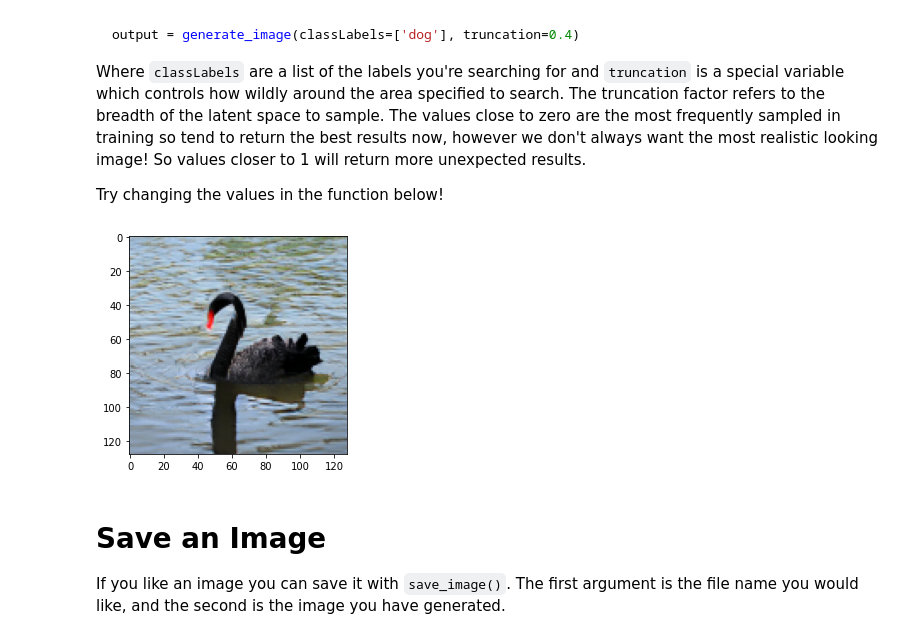
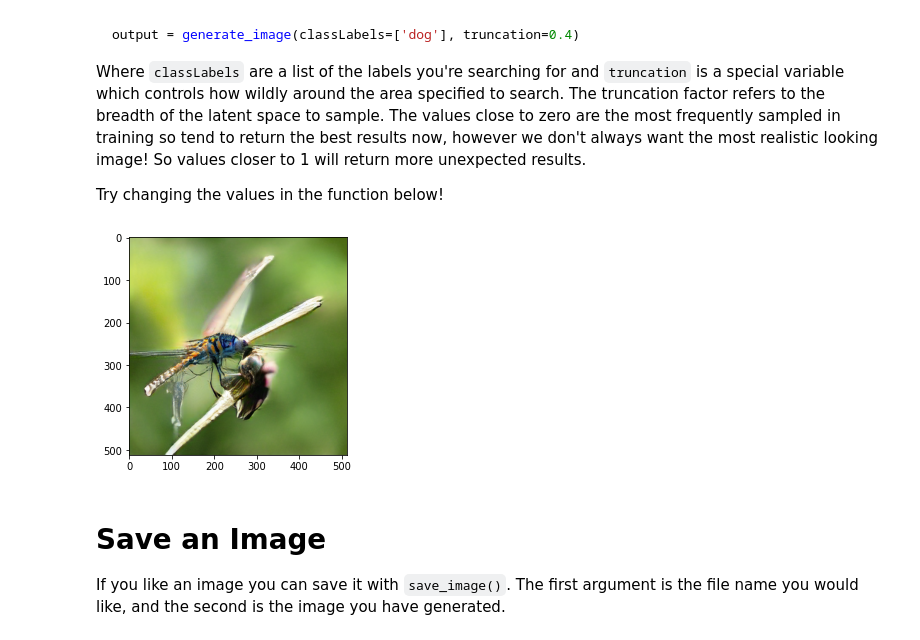
Before and after one commit to joshmurr/biodesign_biggan, a Jupyter notebook: BigGAN_Playground.ipynb, the cells around one changed output. Drawn from its saved outputs; the diff is of its cells as text; code cells hidden in the pictures.

```diff
--- a/BigGAN_Playground.ipynb
+++ b/BigGAN_Playground.ipynb
@@ -80,9 +82,9 @@ from pytorch_pretrained_biggan import (BigGAN,
 # I recommend you get to grips with the model on 'biggan-deep-256' and
 # then if you want to make some higher quality images move onto 'biggan-deep-512'
 
-model = BigGAN.from_pretrained('biggan-deep-128')
+# model = BigGAN.from_pretrained('biggan-deep-128')
 #model = BigGAN.from_pretrained('biggan-deep-256')
-# model = BigGAN.from_pretrained('biggan-deep-512')
+model = BigGAN.from_pretrained('biggan-deep-512')
 # %% [output]
 [nltk_data] Downloading package wordnet to /root/nltk_data...
 [nltk_data]   Package wordnet is already up-to-date!
@@ -287,9 +289,9 @@ Where `classLabels` are a list of the labels you're searching for and `truncatio
 
 Try changing the values in the function below!
 # %%
-swan = generate_image(classLabels=['swan'], truncation=0.2)
+dragonfly = generate_image(classLabels=['sewing needle'], truncation=0.4)
 # %% [output]
-[figure, old version]
+[figure, new version]
 # %% [markdown]
 # __Save an Image__
 
```
Also changed, not shown: parts of 13 cells of this notebook.
